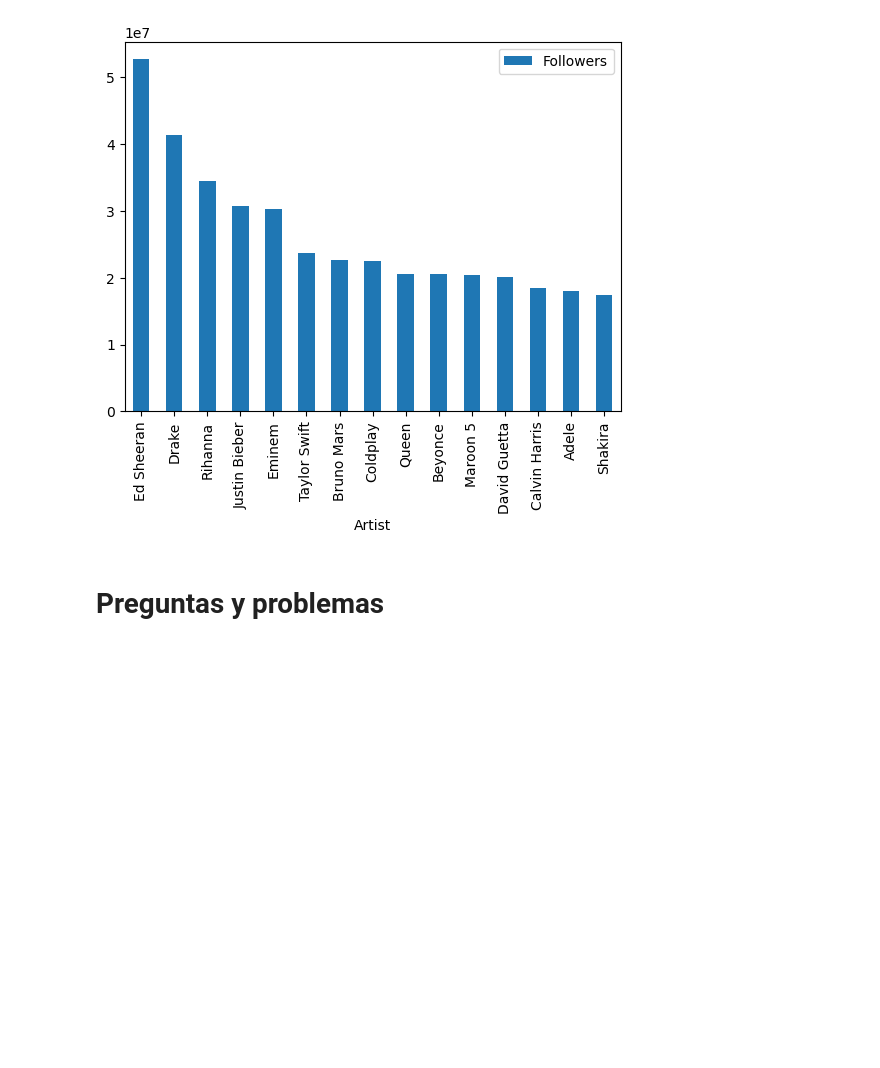
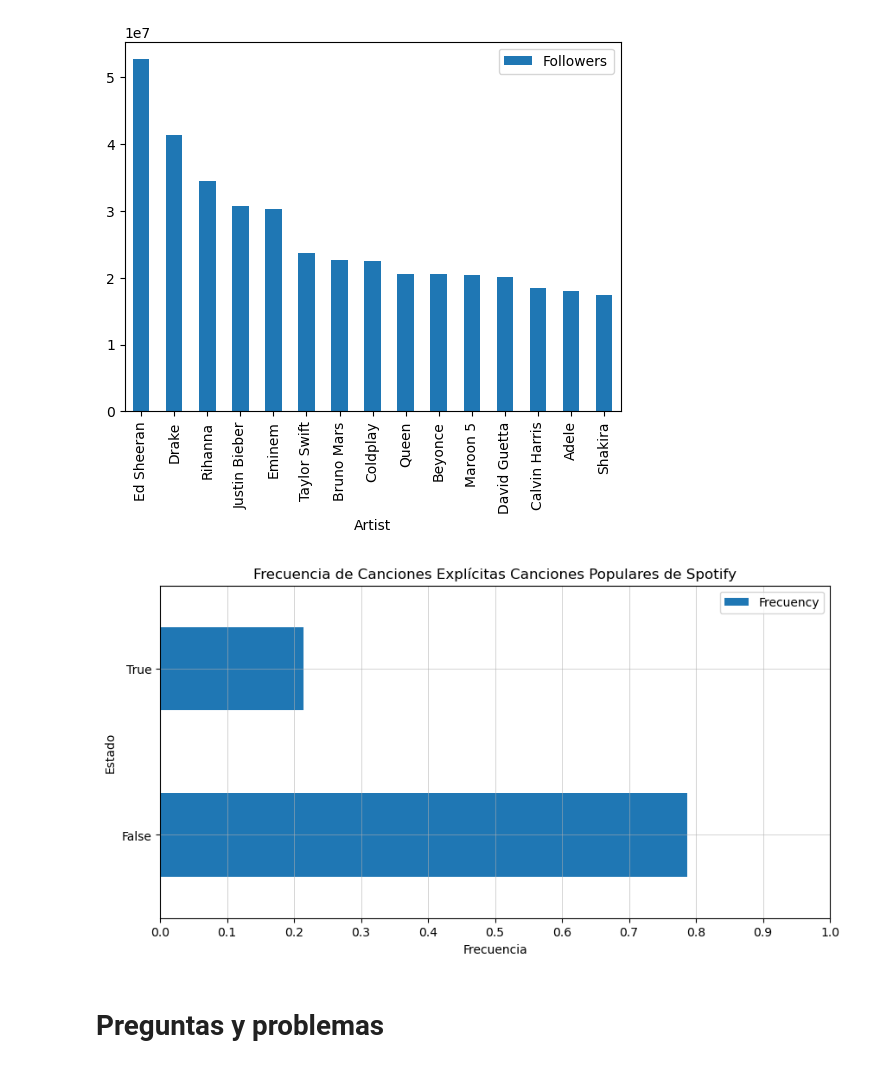
Before and after one commit to Litr0/Proyecto-Mineria, a Jupyter notebook: Hito1.ipynb, the cells around one changed output. Saved outputs shown, nothing was run; the diff lists cells and outputs as text; code cells hidden in the pictures; blank space fills up the shorter version.

Commit message:
Grafico Explicit

```diff
--- a/Hito1.ipynb
+++ b/Hito1.ipynb
@@ -105,3 +105,19 @@ ax = artist_p.plot.bar(x= 'Artist', y = 'Followers', stacked= True)
+# %%
+# explicit contar canciones. porcentaje de la vola (Nacho)
+explicit = songAttributes.Explicit.value_counts(normalize=True)
+df2 = pd.DataFrame([
+                    ["False",explicit[0]],
+                    ["True",explicit[1]]
+                    ],
+                    columns=["State","Frecuency"])
+
+
+ax  = df2.plot.barh(x = "State", y = "Frecuency", xticks = [k/10 for k in list(range(11))], figsize = (10,5))
+ax.set(xlabel = "Frecuencia", ylabel = "Estado", title = "Frecuencia de Canciones Explícitas Canciones Populares de Spotify")
+ax.grid(linestyle='-', linewidth=0.4)
+plt.show()
+# %% [output]
+[figure, added]
 # %%
 # Artistas con mas premios. Su corelacion piola (Litro)
 # %% [markdown]
```
Also changed, not shown: parts of 3 cells of this notebook.
